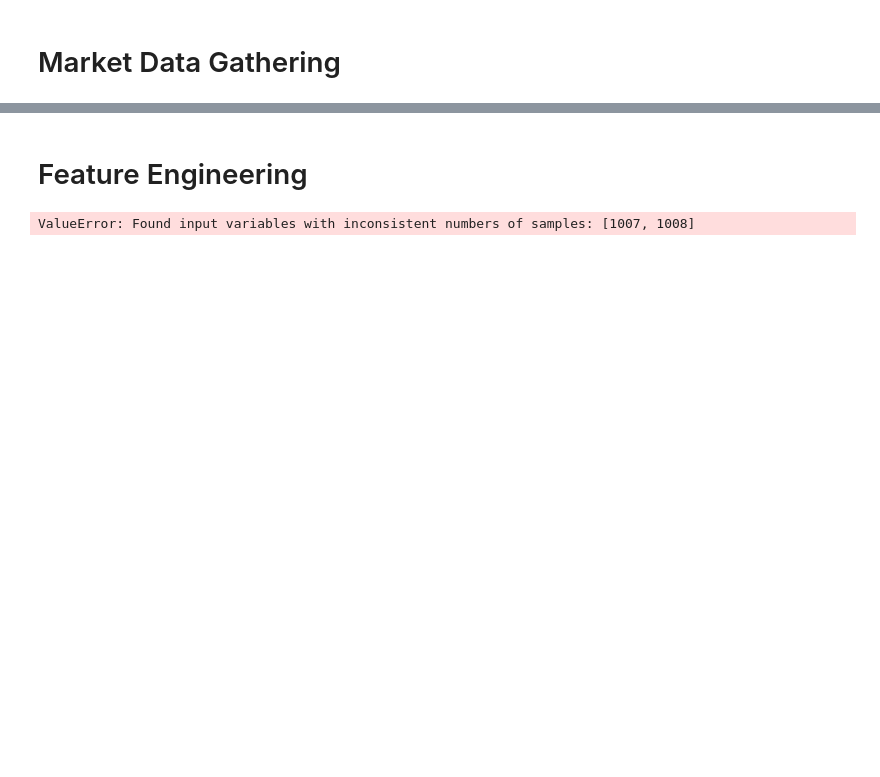
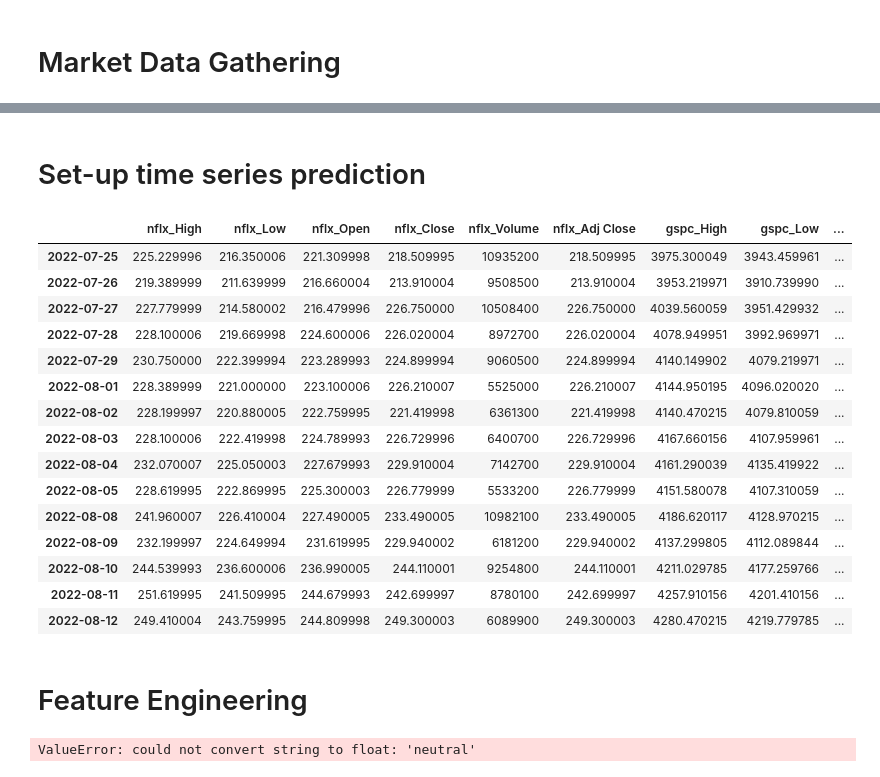
Before and after one commit to Velvox/lhl_capstone, a Jupyter notebook: sentiment_supervised.ipynb, the cells around one changed output, grey strips where cells are left out. Saved outputs shown, nothing was run; the diff lists cells and outputs as text; code cells hidden in the pictures; blank space fills up the shorter version.

Commit message:
one-step supervised sentiment built

```diff
--- a/sentiment_supervised.ipynb
+++ b/sentiment_supervised.ipynb
@@ -36,5 +36,5 @@ import functions
 # Market Data Gathering
 # %%
 # Important dates
-start = dt.datetime(2022,7,24)
-end = dt.datetime(2022,8,10)
+start = dt.datetime(2022,7,23)
+end = dt.datetime(2022,8,14)
@@ -55,7 +51,10 @@ news_sentiment = pd.read_csv('data/news/classified/news_mean_sentiment.csv', ind
 tweet_sentiment.index = pd.to_datetime(tweet_sentiment.index)
 news_sentiment.index = pd.to_datetime(news_sentiment.index)
 
+# remove weekends, for now
+tweet_sentiment = tweet_sentiment[tweet_sentiment.index.dayofweek < 5]
+news_sentiment = news_sentiment[news_sentiment.index.dayofweek < 5]
+
 # # cut data from sentiment to start and end dates
-# tweet_sentiment = tweet_sentiment[start:end]
-# news_sentiment = news_sentiment[start:end]
-news_sentiment
+tweet_sentiment = tweet_sentiment[start:end]
+news_sentiment = news_sentiment[start:end]
@@ -81,4 +61,6 @@ news_sentiment
 # %%
 # concatenate stock and market data
 features = functions.concatRename(nflx, 'nflx_', gspc, 'gspc_')
-features['tweet_sentiment_compound'] = tweet_sent
+
+# add sentiment features
+merged_features = pd.concat([features, news_sentiment['news_daily_sentiment'], tweet_sentiment['tweet_sentiment_pred']], join='outer', axis=1)
@@ -107,0 +67,2 @@ train, test = functions.testSplit(features)
+# %% [markdown]
+# Set-up time series prediction
@@ -121,2 +85,21 @@ y_train = train[nflx_target]
+# %%
+merged_features
+# %% [output]
+|  | nflx_High | nflx_Low | nflx_Open | nflx_Close | nflx_Volume | nflx_Adj Close | gspc_High | gspc_Low | ... |
+| 2022-07-25 | 225.229996 | 216.350006 | 221.309998 | 218.509995 | 10935200 | 218.509995 | 3975.300049 | 3943.459961 | ... |
+| 2022-07-26 | 219.389999 | 211.639999 | 216.660004 | 213.910004 | 9508500 | 213.910004 | 3953.219971 | 3910.739990 | ... |
+| 2022-07-27 | 227.779999 | 214.580002 | 216.479996 | 226.750000 | 10508400 | 226.750000 | 4039.560059 | 3951.429932 | ... |
+| 2022-07-28 | 228.100006 | 219.669998 | 224.600006 | 226.020004 | 8972700 | 226.020004 | 4078.949951 | 3992.969971 | ... |
+| 2022-07-29 | 230.750000 | 222.399994 | 223.289993 | 224.899994 | 9060500 | 224.899994 | 4140.149902 | 4079.219971 | ... |
+| 2022-08-01 | 228.389999 | 221.000000 | 223.100006 | 226.210007 | 5525000 | 226.210007 | 4144.950195 | 4096.020020 | ... |
+| 2022-08-02 | 228.199997 | 220.880005 | 222.759995 | 221.419998 | 6361300 | 221.419998 | 4140.470215 | 4079.810059 | ... |
+| 2022-08-03 | 228.100006 | 222.419998 | 224.789993 | 226.729996 | 6400700 | 226.729996 | 4167.660156 | 4107.959961 | ... |
+| 2022-08-04 | 232.070007 | 225.050003 | 227.679993 | 229.910004 | 7142700 | 229.910004 | 4161.290039 | 4135.419922 | ... |
+| 2022-08-05 | 228.619995 | 222.869995 | 225.300003 | 226.779999 | 5533200 | 226.779999 | 4151.580078 | 4107.310059 | ... |
+| 2022-08-08 | 241.960007 | 226.410004 | 227.490005 | 233.490005 | 10982100 | 233.490005 | 4186.620117 | 4128.970215 | ... |
+| 2022-08-09 | 232.199997 | 224.649994 | 231.619995 | 229.940002 | 6181200 | 229.940002 | 4137.299805 | 4112.089844 | ... |
+| 2022-08-10 | 244.539993 | 236.600006 | 236.990005 | 244.110001 | 9254800 | 244.110001 | 4211.029785 | 4177.259766 | ... |
+| 2022-08-11 | 251.619995 | 241.509995 | 244.679993 | 242.699997 | 8780100 | 242.699997 | 4257.910156 | 4201.410156 | ... |
+| 2022-08-12 | 249.410004 | 243.759995 | 244.809998 | 249.300003 | 6089900 | 249.300003 | 4280.470215 | 4219.779785 | ... |
 # %% [markdown]
 # Feature Engineering
@@ -150,7 +131,7 @@ pipeline = Pipeline([
     ])
 # %%
-model = pipeline.fit(train, y_train)
+model = pipeline.fit(X_train, y_train)
 # %% [output]
-ValueError: Found input variables with inconsistent numbers of samples: [1007, 1008]
+ValueError: could not convert string to float: 'neutral'
 # %%
 y_pred = model.predict(x_test)
```
Also changed, not shown: parts of 18 cells of this notebook, 4 other files.
